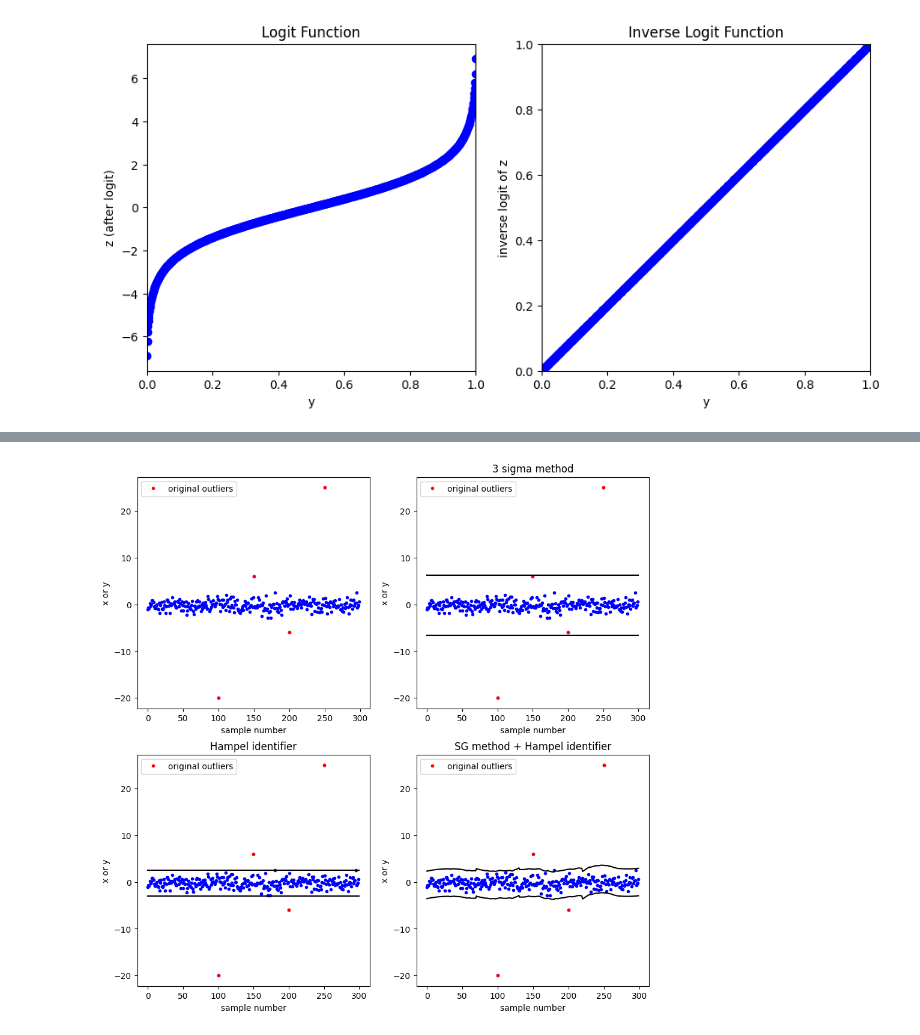
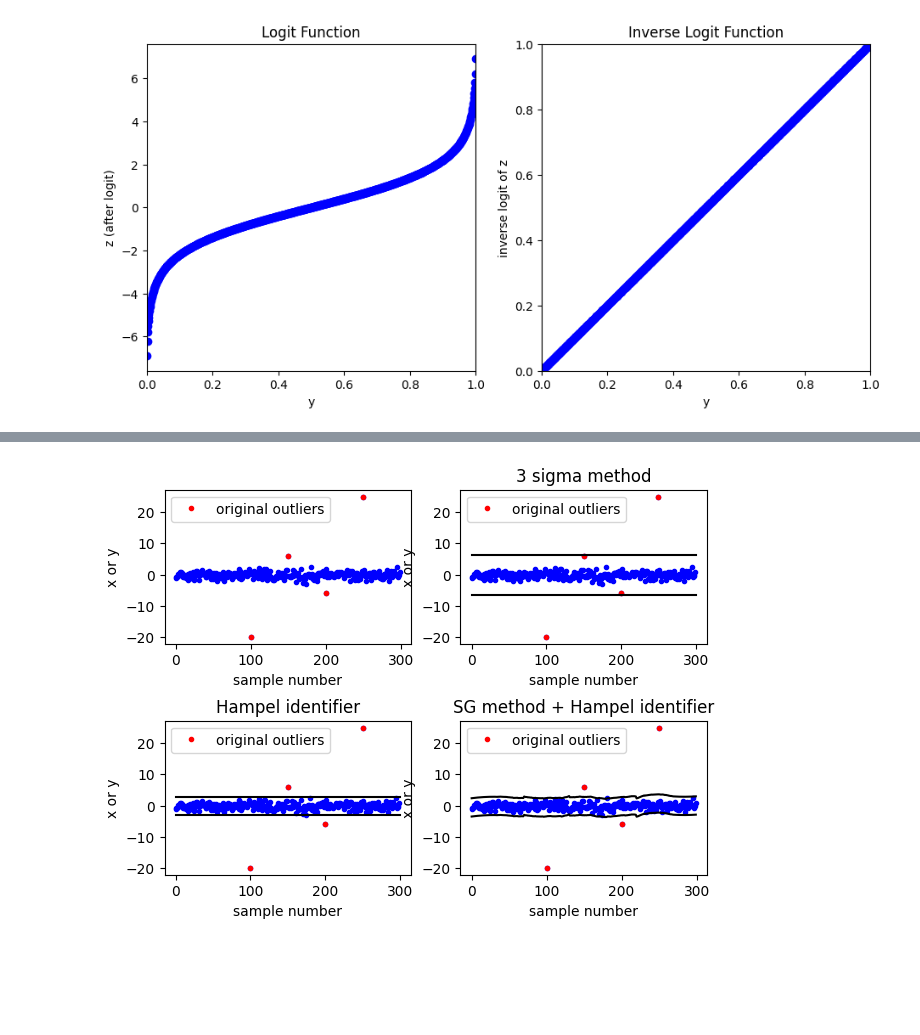
Before and after one commit to sato1214syun/python-mi-for_chemical_engineering, a Jupyter notebook: script.ipynb, the cells around one changed output, grey strips where cells are left out. Saved outputs shown, nothing was run; the diff lists cells and outputs as text; code cells hidden in the pictures; blank space fills up the shorter version.

```diff
--- a/script.ipynb
+++ b/script.ipynb
@@ -114,7 +156,7 @@ elif type_of_samples == 1:
     x += noise
 x[outlier_indexes] = outliers  # 外れ値の追加
 
-fig, ax = plt.subplots(2, 2, squeeze=False, figsize=(11, 11))
+fig, ax = plt.subplots(2, 2, squeeze=False, figsize=(7, 5))
 
 fig1 = ax[0, 0]
 fig1.plot(x, "b.")  # プロット
@@ -151,31 +193,33 @@ fig3.set_xlabel("sample number")  # x 軸の名前
 fig3.set_ylabel("x or y")  # y 軸の名前
 fig3.set_title("Hampel identifier")
 fig3.legend()
 
 # SG method + Hampel identifier
 preprocessed_x = savgol_filter(
     x, window_length=window_length, polyorder=poly_order, deriv=deriv
 )  # SG 法
 x_diff = x - preprocessed_x
 upper_sg_hampel = (
     preprocessed_x
     + np.median(x_diff)
     + 3 * 1.4826 * np.median(np.absolute(x_diff - np.median(x_diff)))
 )
 lower_sg_hampel = (
     preprocessed_x
     + np.median(x_diff)
     - 3 * 1.4826 * np.median(np.absolute(x_diff - np.median(x_diff)))
 )
 fig4 = ax[1, 1]
 fig4.plot(x, "b.")
 fig4.plot(outlier_indexes, x[outlier_indexes], "r.", label="original outliers")
 fig4.plot(range(len(x)), upper_sg_hampel, "k-")
 fig4.plot(range(len(x)), lower_sg_hampel, "k-")
 fig4.set_xlabel("sample number")  # x 軸の名前
 fig4.set_ylabel("x or y")  # y 軸の名前
 fig4.set_title("SG method + Hampel identifier")
 fig4.legend()
+
+plt.subplots_adjust(hspace=0.5)
 plt.show()  # 以上の設定で描画
 # %% [output]
-[figure, old version]
+[figure, new version]
```
Also changed, not shown: parts of 3 cells of this notebook, 11 other files.
